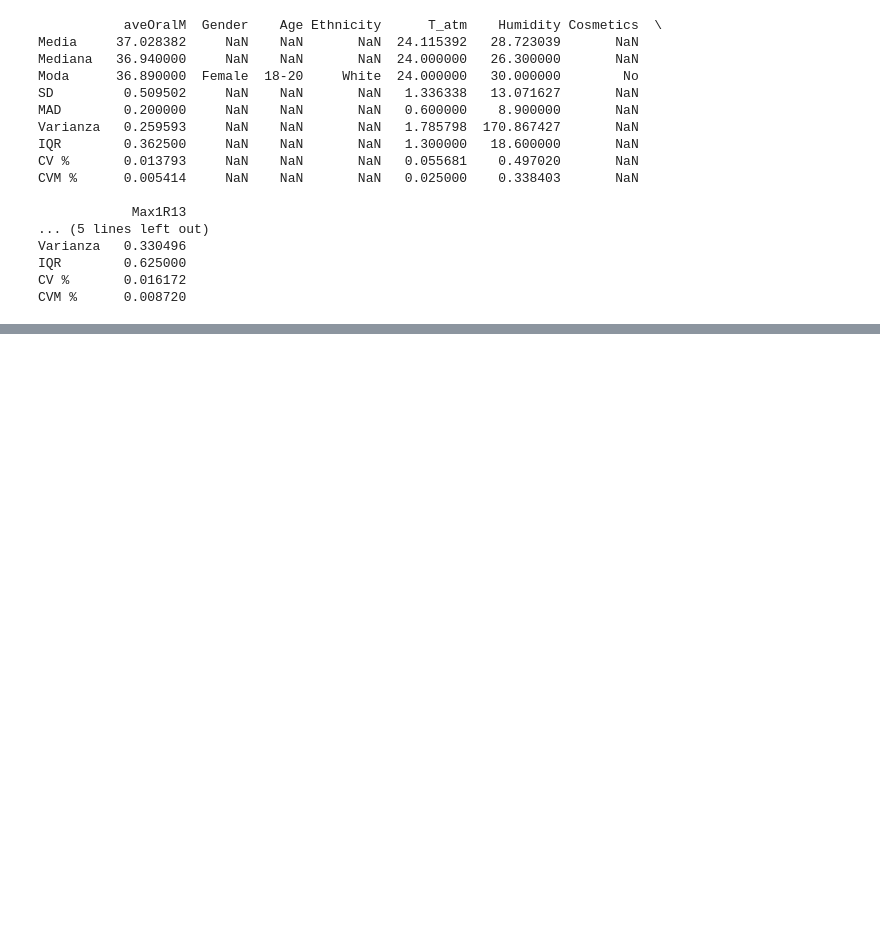
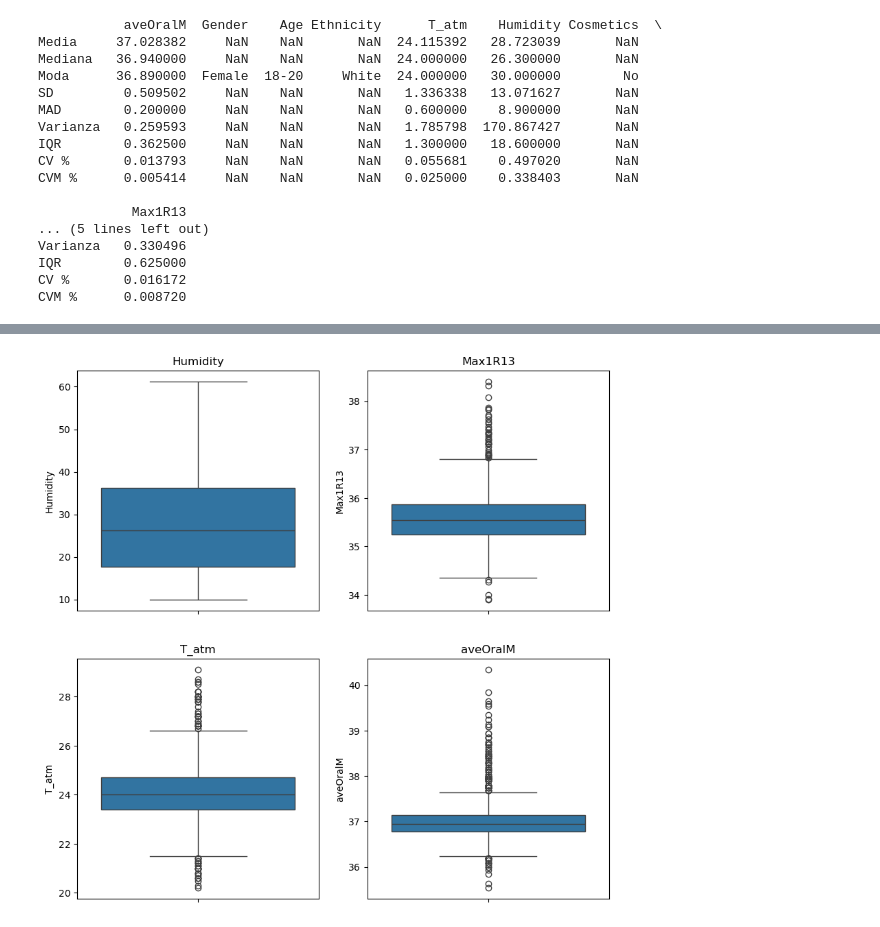
Before and after one commit to RisingNP/proyecto-1-probabilidad-y-estadistica, a Jupyter notebook: proyecto.ipynb, the cells around one changed output, grey strips where cells are left out. Cells and saved outputs as stored; diff of their text form; code cells hidden in the pictures; blank space fills up the shorter version.

```diff
--- a/proyecto.ipynb
+++ b/proyecto.ipynb
@@ -131,0 +197,20 @@ CVM %      0.008720
+# %%
+#GRAFICOS DE CAJAS Y BIGOTES
+
+fig, ax = plt.subplots(2,2,figsize=(10,10))
+
+sns.boxplot(data=df_num["Humidity"], ax=ax[0][0])
+ax[0][0].set_title('Humidity')
+
+sns.boxplot(data=df_num["Max1R13"], ax=ax[0][1])
+ax[0][1].set_title("Max1R13")
+
+sns.boxplot(data=df_num["T_atm"], ax=ax[1][0])
+ax[1][0].set_title('T_atm')
+
+sns.boxplot(data=df_num["aveOralM"], ax=ax[1][1])
+ax[1][1].set_title('aveOralM')
+
+plt.show()
+# %% [output]
+[figure, added]
```
Also changed, not shown: parts of 6 cells of this notebook.
